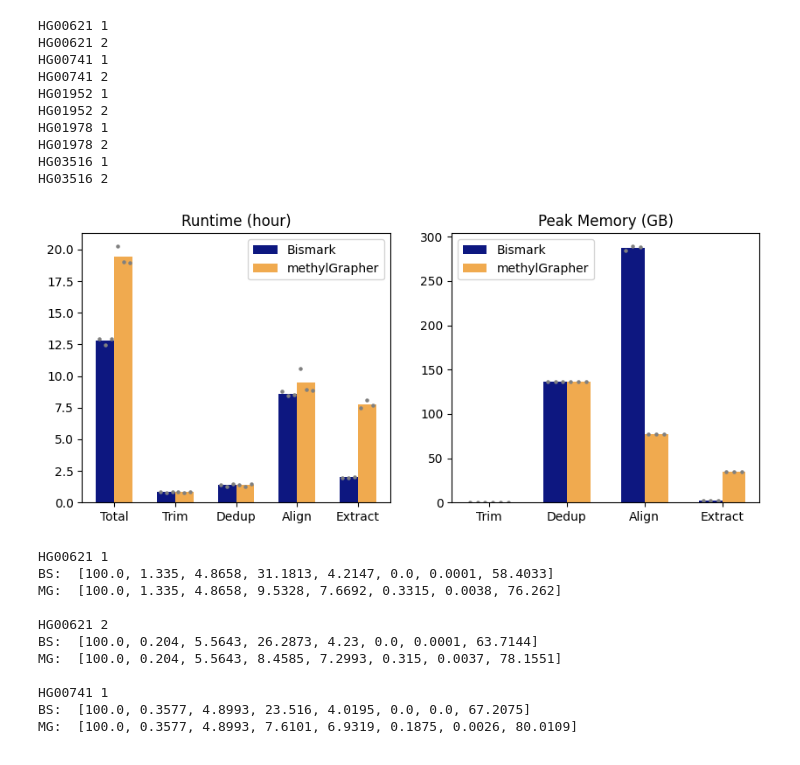
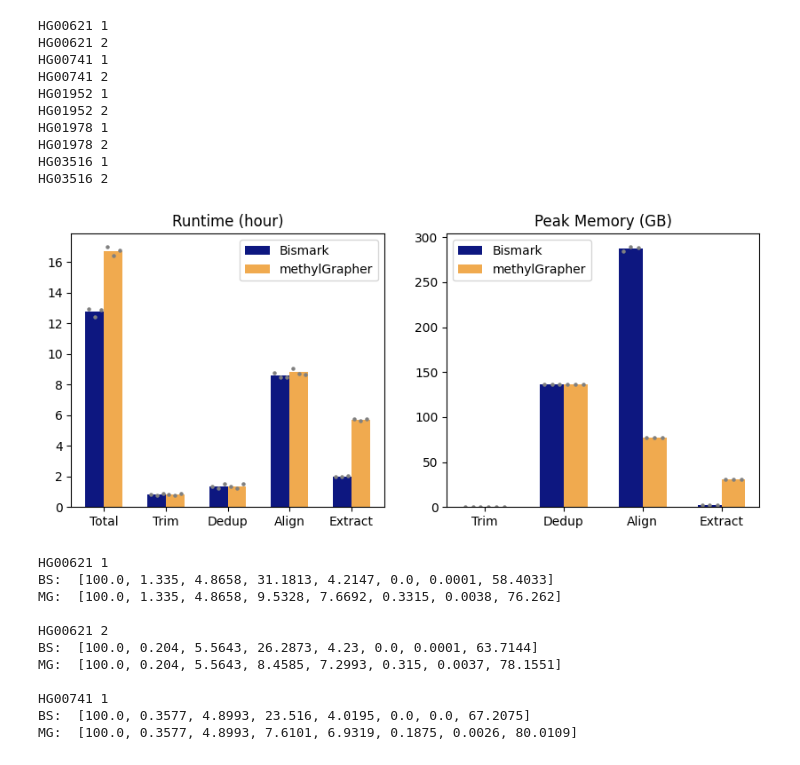
Before and after one commit to Hendricks27/methylGrapher_paper, a Jupyter notebook: figures/pub.ipynb, the cells around one changed output. Saved outputs shown, nothing was run; the diff lists cells and outputs as text; code cells hidden in the pictures.

```diff
--- a/figures/pub.ipynb
+++ b/figures/pub.ipynb
@@ -211,7 +211,7 @@ HG03516 2
 
 
 
-
+# OLD data tested on python 3.9
 runtime_data_string = """1	0.8283333333333334	0.7780555555555555	0.8694444444444445
 2	1.3736111111111111	1.2469444444444444	1.4966666666666666
 3	1.1291666666666667	1.1547222222222222	1.2822222222222222
@@ -227,6 +227,30 @@ peak_mem_data_string = """1	0.193359375	0.1953125	0.1953125
 5	34.689453125	34.689453125	34.689453125
 6	284.6513671875	289.4072265625	288.189453125
 7	2.4248046875	2.736328125	2.580078125""".strip().split("\n")
+
+
+
+
+
+
+# The result is updated based on more efficient version (python 3.12)
+runtime_data_string = """1	0.8283333333333334	0.7780555555555555	0.8694444444444445
+2	1.3736111111111111	1.2469444444444444	1.4966666666666666
+3	1.1933333333333334	1.1294444444444445	1.16
+4	7.871111111111111	7.5925	7.5
+5	5.746944444444445	5.654444444444445	5.749444444444444
+6	8.785555555555556	8.457222222222223	8.49
+7	1.9727777777777777	1.9697222222222222	2.056388888888889""".strip().split("\n")
+
+peak_mem_data_string = """1	0.193359375	0.1953125	0.1953125
+2	136.2958984375	136.294921875	136.2958984375
+3	0.01953125	0.025390625	0.025390625
+4	77.5517578125	77.6123046875	77.57421875
+5	31.1708984375	31.171875	31.1708984375
+6	284.6513671875	289.4072265625	288.189453125
+7	2.4248046875	2.736328125	2.580078125""".strip().split("\n")
+
+
 
 
 runtime_data = {}
@@ -340,34 +364,34 @@ y_bs = [trim_mem_average, dedup_mem_average, bs_align_mem_average, bs_extract_me
 axes2AB[1].bar(x_bs, y_bs, width=0.3, color=bs_color, label="Bismark")
 axes2AB[1].bar(x_mg, y_mg, width=0.3, color=mg_color, label="methylGrapher")
 axes2AB[1].set_xticks(range(4), ["Trim", "Dedup", "Align", "Extract"])
 axes2AB[1].set_title("Peak Memory (GB)")
 axes2AB[1].legend()
 
 
 
 # Plot each dot
 x_mg = []
 x_bs = []
 for i in range(4):
     for j in range(3):
         x_mg.append(i+0.15+(j-1)*0.1)
         x_bs.append(i-0.15+(j-1)*0.1)
 
 y_mg = trim_mem + dedup_mem + mg_align_mem + mg_extract_mem
 y_bs = trim_mem + dedup_mem + bs_align_mem + bs_extract_mem
 
 axes2AB[1].scatter(x_mg, y_mg, color="gray", s=5)
 axes2AB[1].scatter(x_bs, y_bs, color="gray", s=5)
 
 
 
 
 
 
 
 fig2AB.savefig(f"./figures/2AB.pdf", bbox_inches='tight')
 # %% [output]
-[figure, old version]
+[figure, new version]
 # %%
 # Figure 2C
 
```
Also changed, not shown: 1 other file.
